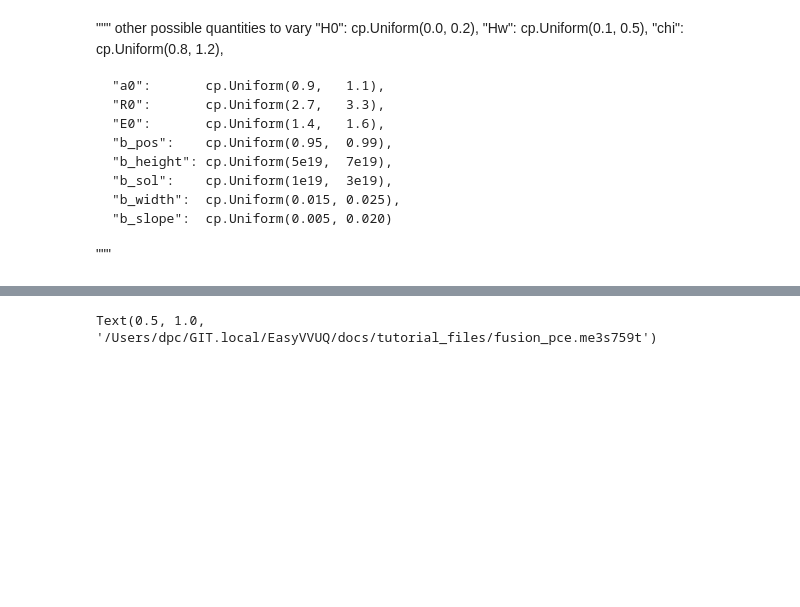
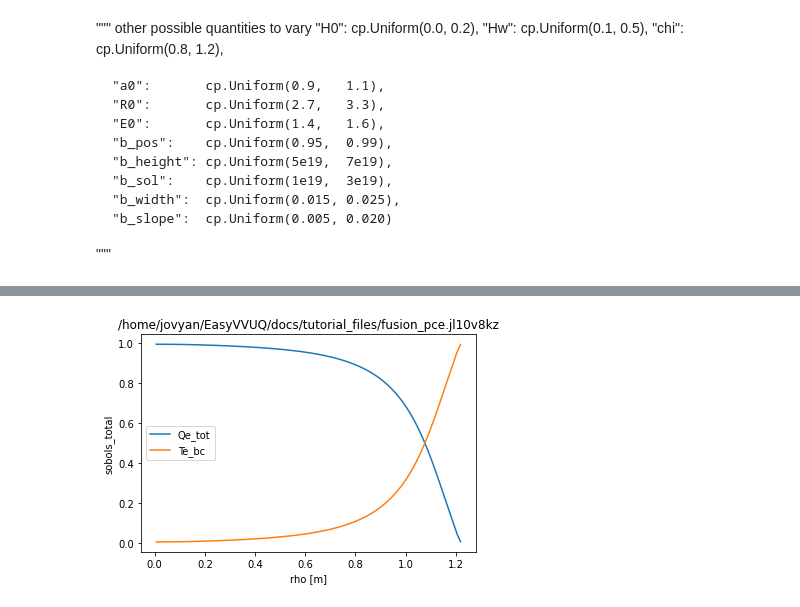
Before and after one commit to UCL-CCS/EasyVVUQ, a Jupyter notebook: docs/tutorial_files/easyvvuq_fusion_tutorial.ipynb, the cells around one changed output, grey strips where cells are left out. Cells and saved outputs as stored; diff of their text form; code cells hidden in the pictures; blank space fills up the shorter version.

```diff
--- a/docs/tutorial_files/easyvvuq_fusion_tutorial.ipynb
+++ b/docs/tutorial_files/easyvvuq_fusion_tutorial.ipynb
@@ -161,11 +218,10 @@ Text(0.5, 1.0, '/Users/dpc/GIT.local/EasyVVUQ/docs/tutorial_files/fusion_pce.me3
 # %%
 # plot the total Sobol results
 
-%matplotlib notebook
 plt.figure()
-for k in results['sobols_total']['te'].keys(): plt.plot(rho, results['sobols_total']['te'][k][0], label=k)
+for k in results.sobols_total()['te'].keys(): plt.plot(rho, results.sobols_total()['te'][k], label=k)
 plt.legend(loc=0)
 plt.xlabel('rho [m]')
 plt.ylabel('sobols_total')
-plt.title(my_campaign.campaign_dir)
+plt.title(my_campaign.campaign_dir);
 # %% [output]
@@ -174,4 +228,4 @@ plt.title(my_campaign.campaign_dir)
-Text(0.5, 1.0, '/Users/dpc/GIT.local/EasyVVUQ/docs/tutorial_files/fusion_pce.me3s759t')
+[figure, added]
 # %%
 # plot the distributions
 
```
Also changed, not shown: parts of 14 cells of this notebook.
